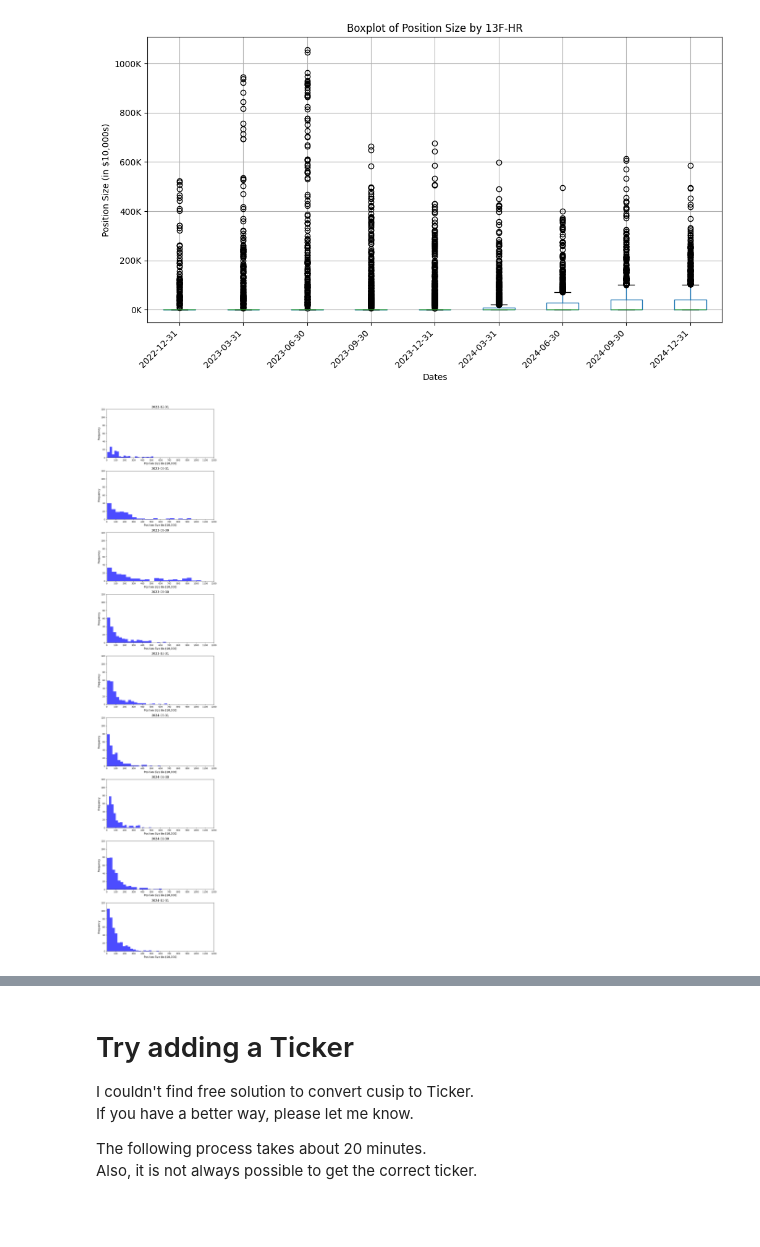
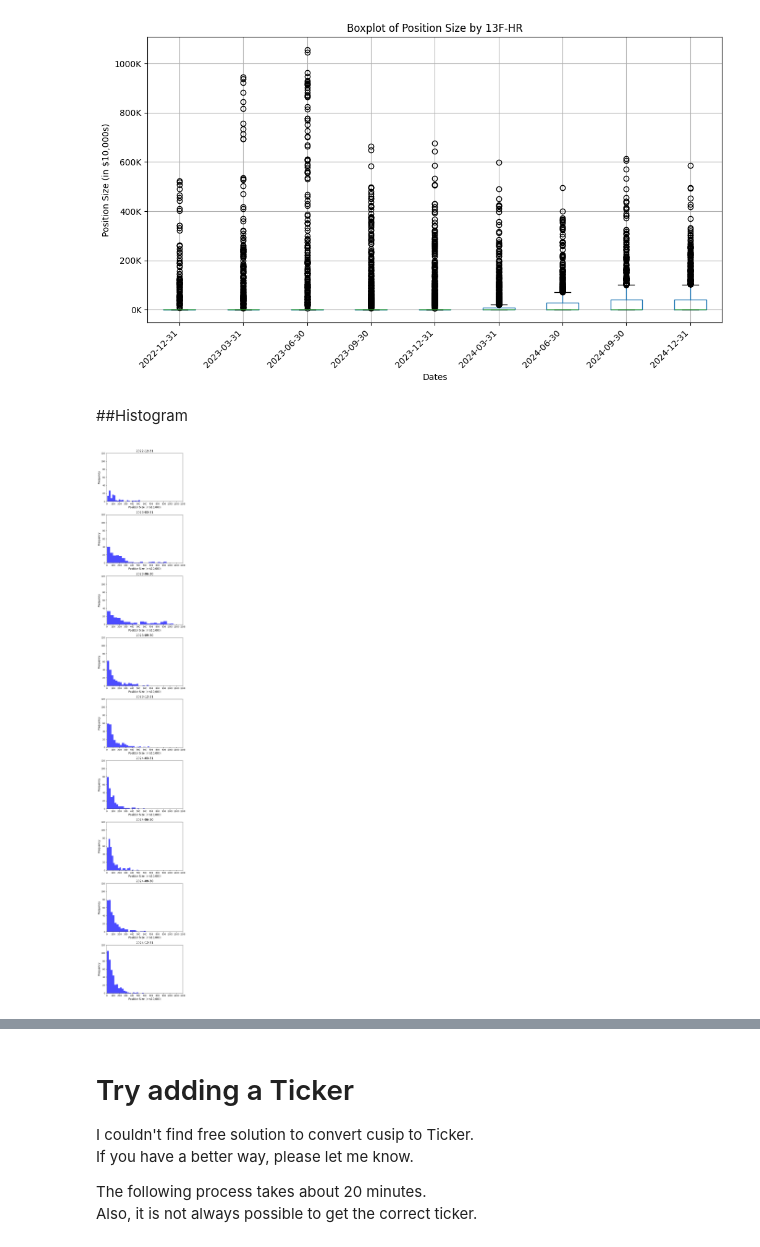
Before and after one commit to Kei-Sanada/Holdings-of-Numerai-GP-LLC, a Jupyter notebook: Analysis_Numerai_GP.ipynb, the cells around one changed output, grey strips where cells are left out. Cells and saved outputs as stored; diff of their text form; code cells hidden in the pictures; blank space fills up the shorter version.

```diff
--- a/Analysis_Numerai_GP.ipynb
+++ b/Analysis_Numerai_GP.ipynb
@@ -161,8 +161,9 @@ plt.xlabel('Dates')
 plt.show()
 # %% [output]
 [figure]
+# %% [markdown]
+##Histogram
 # %%
-import matplotlib.pyplot as plt
 import matplotlib.ticker as ticker
 
 # Automatically detect numerical columns
@@ -170,36 +171,36 @@ numerical_columns = numerai_13f_history.select_dtypes(include=['float', 'int']).
 
 # Set figure size dynamically based on the number of columns
 num_columns = len(numerical_columns)
-fig, axes = plt.subplots(num_columns, 1, figsize=(8, 4 * num_columns))
+fig, axes = plt.subplots(num_columns, 1, figsize=(6, 4 * num_columns))
 
 # Iterate over each numerical column and create histograms
 for i, column in enumerate(numerical_columns):
     ax = axes[i] if num_columns > 1 else axes
     # Filter out blank values (0 and NaN)
     filtered_data = numerai_13f_history[column][numerai_13f_history[column] != 0].dropna()
     if not filtered_data.empty:  # Only plot if there is data
         # Convert data to $10,000 units
         filtered_data = filtered_data / 10_000
         # Plot histogram
         ax.hist(filtered_data, bins=20, color='blue', alpha=0.7)
         # Set the graph title to match the "YYYY-MM-DD" format
         # Convert column to string before splitting
         ax.set_title(str(column).split()[0], fontsize=14)  # Extract "YYYY-MM-DD" from the column name
         # Set X-axis label
         ax.set_xlabel('Position Size (in $10,000)', fontsize=12)
         # Set Y-axis label
         ax.set_ylabel('Frequency', fontsize=12)
         # Set Y-axis maximum value to 120
         ax.set_ylim(0, 120)
         # Set X-axis maximum value to 1200 and use 100 increments
         ax.set_xlim(0, 1200)
         ax.xaxis.set_major_locator(ticker.MultipleLocator(100))  # X-axis ticks every 100
     else:
         # Hide the plot if there is no valid data
         ax.set_visible(False)
 
 # Adjust layout for better spacing
 plt.tight_layout()
 plt.show()
 # %% [output]
-[figure, old version]
+[figure, new version]
```
Also changed, not shown: parts of 1 cell of this notebook.
